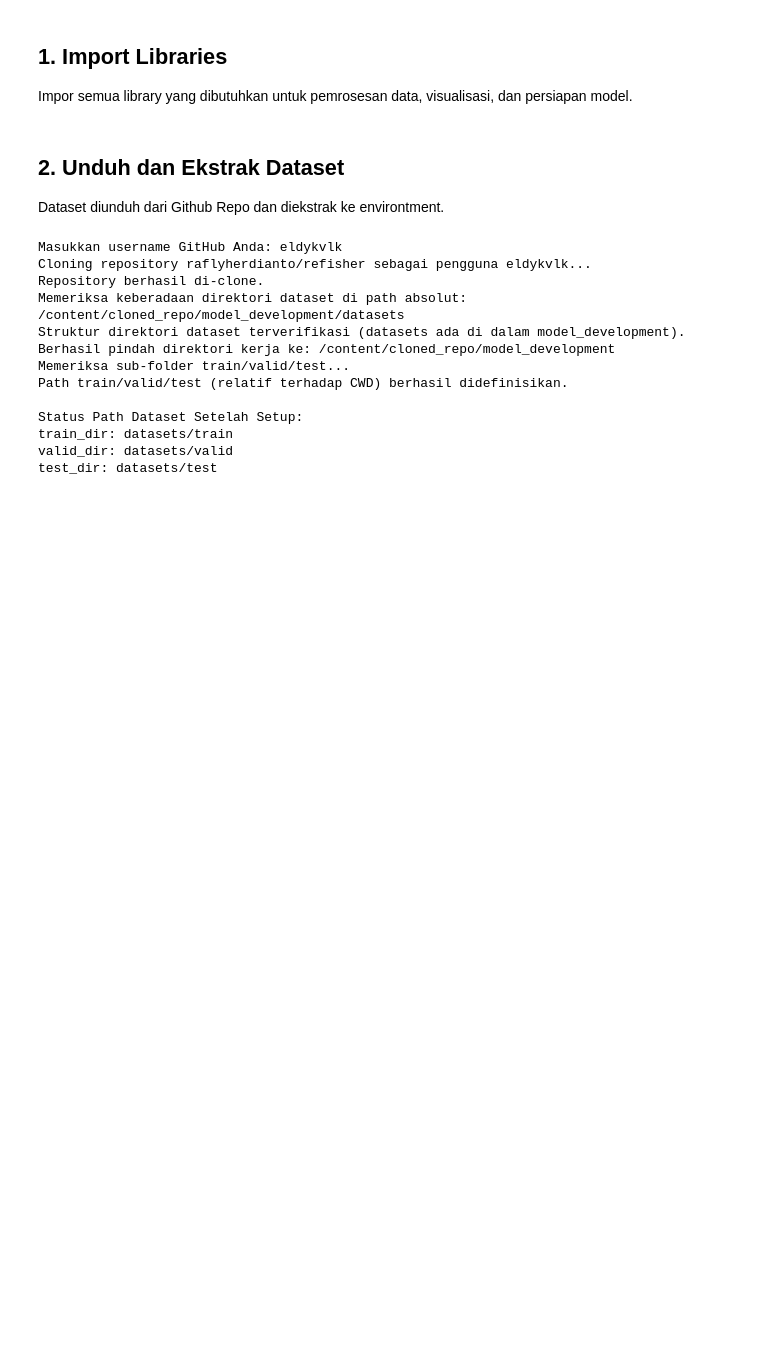
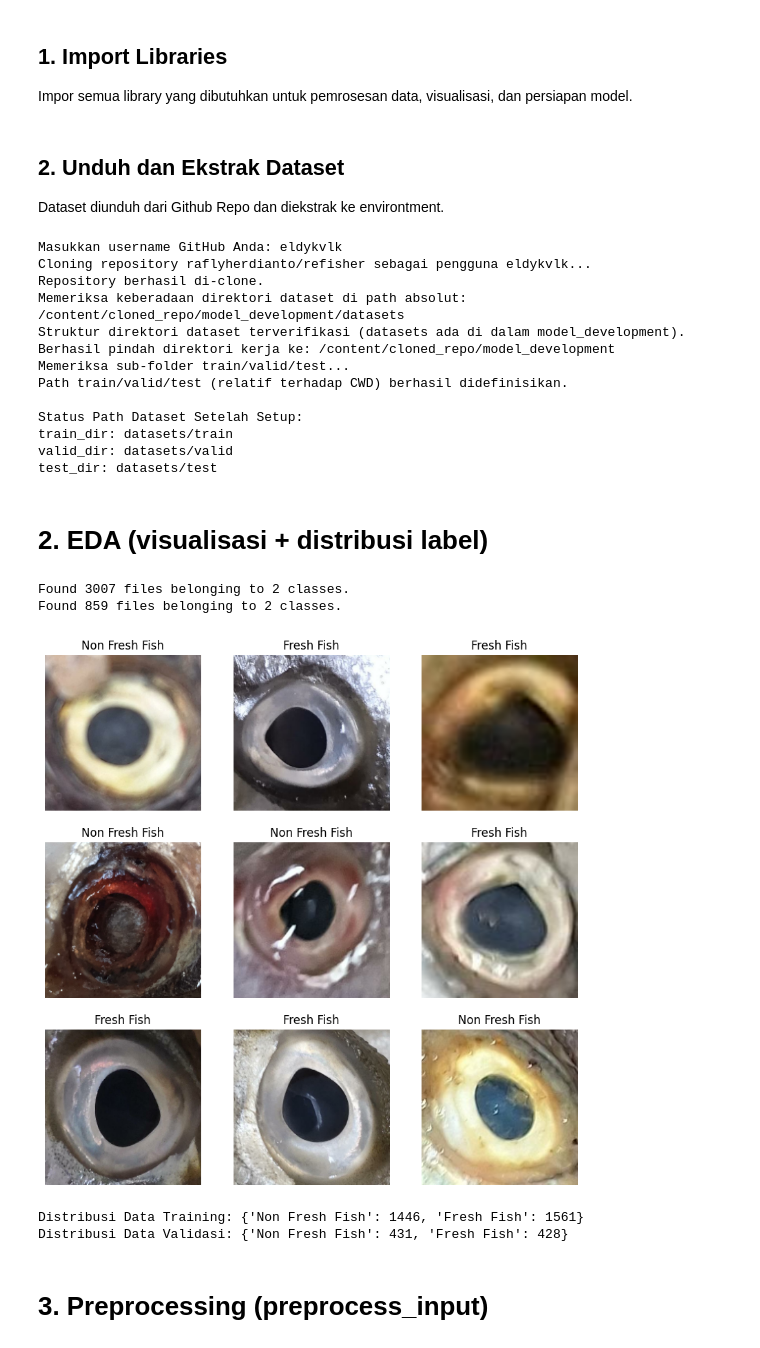
Before and after one commit to raflyherdianto/refisher, a Jupyter notebook: model_development/ReFisher.ipynb, the cells around one changed output. Saved outputs shown, nothing was run; the diff lists cells and outputs as text; code cells hidden in the pictures; blank space fills up the shorter version.

```diff
--- a/model_development/ReFisher.ipynb
+++ b/model_development/ReFisher.ipynb
@@ -141,6 +141,69 @@ Status Path Dataset Setelah Setup:
 train_dir: datasets/train
 valid_dir: datasets/valid
 test_dir: datasets/test
+# %% [markdown]
+# 2. EDA (visualisasi + distribusi label)
+# %%
+# Ukuran gambar dan batch size
+IMG_WIDTH, IMG_HEIGHT = 224, 224
+BATCH_SIZE = 32
+
+train_dir = '/content/cloned_repo/model_development/datasets/train'
+valid_dir = '/content/cloned_repo/model_development/datasets/valid'
+
+# Dataset
+train_dataset = image_dataset_from_directory(
+    train_dir,
+    image_size=(IMG_WIDTH, IMG_HEIGHT),
+    batch_size=BATCH_SIZE
+)
+
+valid_dataset = image_dataset_from_directory(
+    valid_dir,
+    image_size=(IMG_WIDTH, IMG_HEIGHT),
+    batch_size=BATCH_SIZE
+)
+# %% [output]
+Found 3007 files belonging to 2 classes.
+Found 859 files belonging to 2 classes.
+# %%
+import matplotlib.pyplot as plt
+import random
+
+# Visualisasi beberapa gambar dari dataset training
+class_names = train_dataset.class_names
+plt.figure(figsize=(10, 10))
+for images, labels in train_dataset.take(1):
+    for i in range(9):
+        ax = plt.subplot(3, 3, i + 1)
+        plt.imshow(images[i].numpy().astype("uint8"))
+        plt.title(class_names[labels[i]])
+        plt.axis("off")
+# %% [output]
+[figure, added]
+# %%
+import os
+from collections import Counter
+
+def count_images_in_class_folder(folder_path):
+    class_counts = {}
+    for class_name in os.listdir(folder_path):
+        class_dir = os.path.join(folder_path, class_name)
+        if os.path.isdir(class_dir):
+            count = len(os.listdir(class_dir))
+            class_counts[class_name] = count
+    return class_counts
+
+train_counts = count_images_in_class_folder(train_dir)
+valid_counts = count_images_in_class_folder(valid_dir)
+
+print("Distribusi Data Training:", train_counts)
+print("Distribusi Data Validasi:", valid_counts)
+# %% [output]
+Distribusi Data Training: {'Non Fresh Fish': 1446, 'Fresh Fish': 1561}
+Distribusi Data Validasi: {'Non Fresh Fish': 431, 'Fresh Fish': 428}
+# %% [markdown]
+# 3. Preprocessing (preprocess_input)
 # %%
 import tensorflow as tf
 from tensorflow.keras import layers
```
Also changed, not shown: parts of 9 cells of this notebook.
